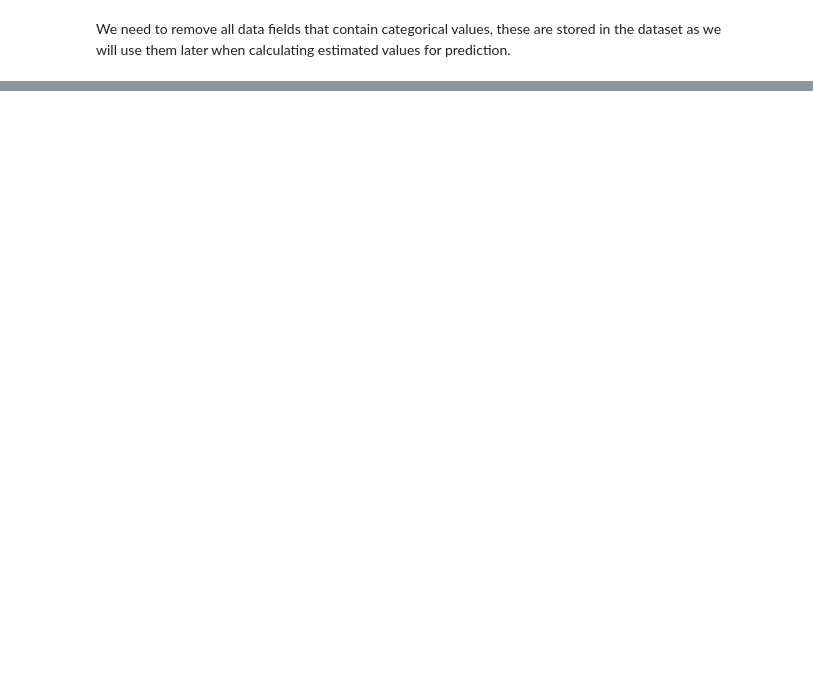
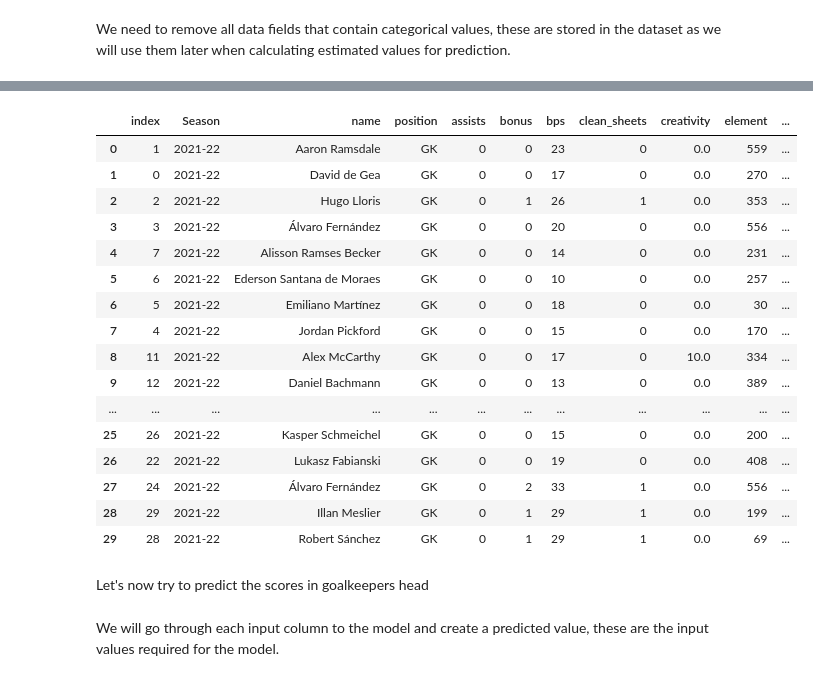
Before and after one commit to hledwards33/FPL_Predictive_Team_Selection, a Jupyter notebook: Goalkeeper Model.ipynb, the cells around one changed output, grey strips where cells are left out. Drawn from its saved outputs; the diff is of its cells as text; code cells hidden in the pictures; blank space fills up the shorter version.

```diff
--- a/Goalkeeper Model.ipynb
+++ b/Goalkeeper Model.ipynb
@@ -6,6 +6,8 @@ This is a supervised learning problem with the aim of predicting a continuous va
 <h2>Choosing an Estimator </h2>
 # %%
 from IPython.display import Image
+from IPython.display import display
+pd.options.display.max_columns = None
 import os
 img_path = os.path.join(os.getcwd(), "JupyterNotebook_Files", "Choosing_An_Estimator.png")
 Image(img_path)
@@ -83,0 +121,6 @@ X_train, X_test, y_train, y_test = train_test_split(X, y, test_size=0.2, random_
+# %%
+# reload goalkeeper data with all data fields
+data_path = os.getcwd() + "\Data\Transformed_Data\goalkeepers.csv"
+
+goalkeepers = pd.read_csv(data_path)
+goalkeepers.head()
@@ -83,0 +135,28 @@ X_train, X_test, y_train, y_test = train_test_split(X, y, test_size=0.2, random_
+# %%
+goalkeepers.sort_values(by=['match_date', 'name'], ascending=[False, True], inplace=True)
+latest_season = goalkeepers['Season'].unique()[0]
+latest_gw = goalkeepers['GW'].unique()[:5]
+goalkeeper_latest = goalkeepers[(goalkeepers['GW'].isin(latest_gw) ) | (goalkeepers['Season'] == latest_season)].reset_index()
+goalkeeper_latest.head(30)
+# %% [output]
+|  | index | Season | name | position | assists | bonus | bps | clean_sheets | creativity | element | ... |
+| 0 | 1 | 2021-22 | Aaron Ramsdale | GK | 0 | 0 | 23 | 0 | 0.0 | 559 | ... |
+| 1 | 0 | 2021-22 | David de Gea | GK | 0 | 0 | 17 | 0 | 0.0 | 270 | ... |
+| 2 | 2 | 2021-22 | Hugo Lloris | GK | 0 | 1 | 26 | 1 | 0.0 | 353 | ... |
+| 3 | 3 | 2021-22 | Álvaro Fernández | GK | 0 | 0 | 20 | 0 | 0.0 | 556 | ... |
+| 4 | 7 | 2021-22 | Alisson Ramses Becker | GK | 0 | 0 | 14 | 0 | 0.0 | 231 | ... |
+| 5 | 6 | 2021-22 | Ederson Santana de Moraes | GK | 0 | 0 | 10 | 0 | 0.0 | 257 | ... |
+| 6 | 5 | 2021-22 | Emiliano Martínez | GK | 0 | 0 | 18 | 0 | 0.0 | 30 | ... |
+| 7 | 4 | 2021-22 | Jordan Pickford | GK | 0 | 0 | 15 | 0 | 0.0 | 170 | ... |
+| 8 | 11 | 2021-22 | Alex McCarthy | GK | 0 | 0 | 17 | 0 | 10.0 | 334 | ... |
+| 9 | 12 | 2021-22 | Daniel Bachmann | GK | 0 | 0 | 13 | 0 | 0.0 | 389 | ... |
+| ... | ... | ... | ... | ... | ... | ... | ... | ... | ... | ... | ... |
+| 25 | 26 | 2021-22 | Kasper Schmeichel | GK | 0 | 0 | 15 | 0 | 0.0 | 200 | ... |
+| 26 | 22 | 2021-22 | Lukasz Fabianski | GK | 0 | 0 | 19 | 0 | 0.0 | 408 | ... |
+| 27 | 24 | 2021-22 | Álvaro Fernández | GK | 0 | 2 | 33 | 1 | 0.0 | 556 | ... |
+| 28 | 29 | 2021-22 | Illan Meslier | GK | 0 | 1 | 29 | 1 | 0.0 | 199 | ... |
+| 29 | 28 | 2021-22 | Robert Sánchez | GK | 0 | 1 | 29 | 1 | 0.0 | 69 | ... |
+# %% [markdown]
+Let's now try to predict the scores in goalkeepers head
+# %% [markdown]
+We will go through each input column to the model and create a predicted value, these are the input values required for the model.
```
Also changed, not shown: parts of 15 cells of this notebook, 4 other files.
